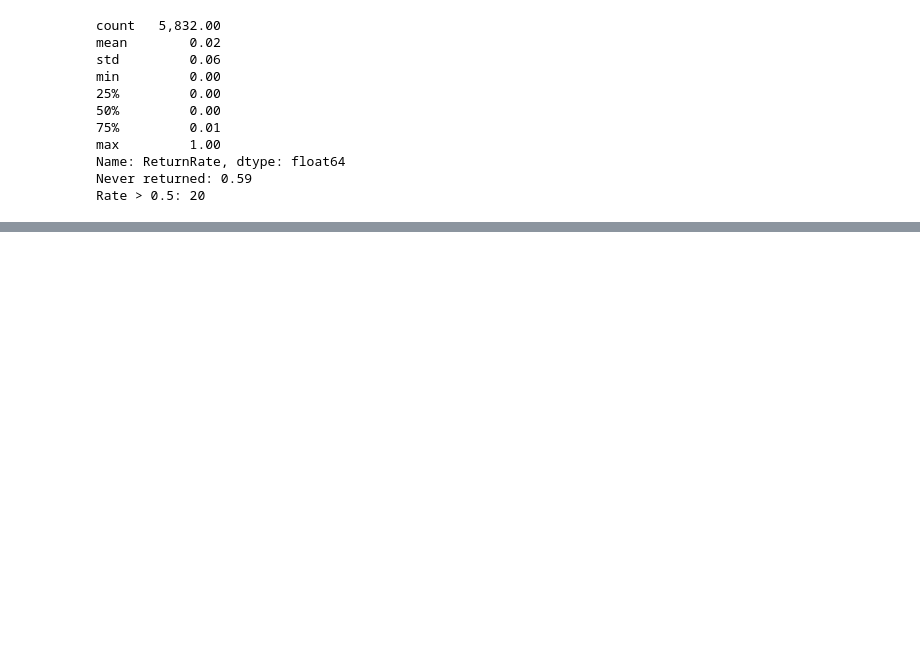
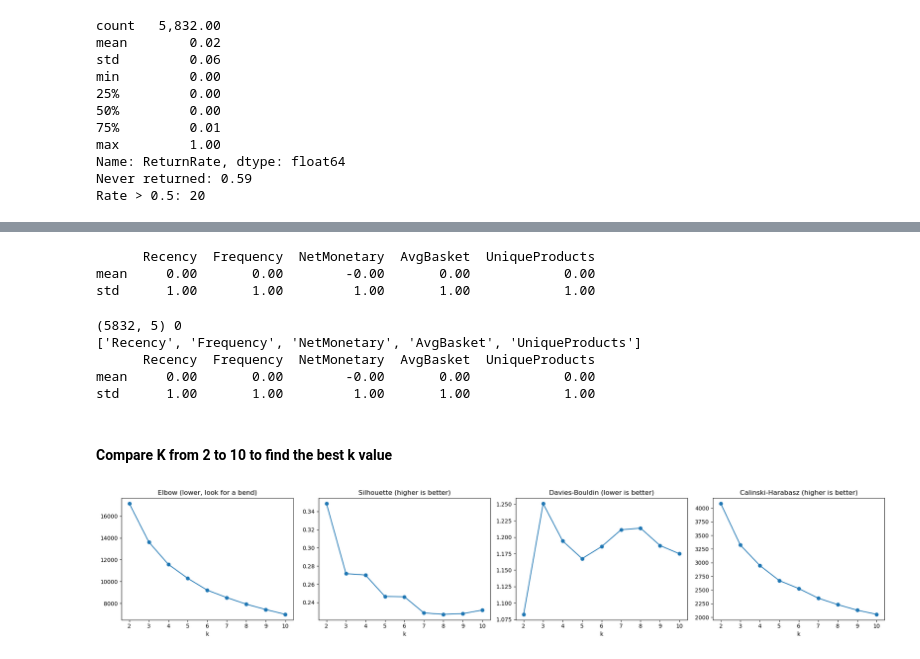
Before and after one commit to jithmac/UK-customer-classification-with-Clustering, a Jupyter notebook: cluster.ipynb, the cells around one changed output, grey strips where cells are left out. Drawn from its saved outputs; the diff is of its cells as text; code cells hidden in the pictures; blank space fills up the shorter version.

```diff
--- a/cluster.ipynb
+++ b/cluster.ipynb
@@ -425,0 +502,55 @@ Rate > 0.5: 20
+# %%
+# Step 3: drop redundant features here, based on the corr output
+X = X.drop(columns=["Tenure"])   # Tenure show a high redundancy with Recency and Frequency, so we can drop it to reduce dimensionality.
+# %%
+# Step 4: scale
+scaler = StandardScaler()
+X_scaled = pd.DataFrame(scaler.fit_transform(X), index=X.index, columns=X.columns)
+# %%
+print(X_scaled.describe().loc[["mean", "std"]].round(2))
+# %% [output]
+      Recency  Frequency  NetMonetary  AvgBasket  UniqueProducts
+mean     0.00       0.00        -0.00       0.00            0.00
+std      1.00       1.00         1.00       1.00            1.00
+# %%
+# Checking whether everything is as I wanted
+print(X_scaled.shape, X_scaled.isna().sum().sum())   # expect ~5,800 rows, 0 NaN
+print(X_scaled.columns.tolist())                      # Tenure and ReturnRate should be absent
+print(X_scaled.describe().loc[["mean", "std"]].round(2))
+# %% [output]
+(5832, 5) 0
+['Recency', 'Frequency', 'NetMonetary', 'AvgBasket', 'UniqueProducts']
+      Recency  Frequency  NetMonetary  AvgBasket  UniqueProducts
+mean     0.00       0.00        -0.00       0.00            0.00
+std      1.00       1.00         1.00       1.00            1.00
+# %% [markdown]
+#### Compare K from 2 to 10 to find the best k value
+# %%
+from sklearn.cluster import KMeans
+from sklearn.metrics import silhouette_score, davies_bouldin_score, calinski_harabasz_score
+import matplotlib.pyplot as plt
+
+ks = range(2, 11)
+res = {"inertia": [], "silhouette": [], "davies_bouldin": [], "calinski": []} # This is a dictionary
+
+# Run KMeans for each k and store the results
+for k in ks:
+    km = KMeans(k, n_init=20, random_state=42).fit(X_scaled) # n_init=20 means this tries 20  different centroids for each k
+    res["inertia"].append(km.inertia_)
+    res["silhouette"].append(silhouette_score(X_scaled, km.labels_))
+    res["davies_bouldin"].append(davies_bouldin_score(X_scaled, km.labels_))
+    res["calinski"].append(calinski_harabasz_score(X_scaled, km.labels_))
+
+fig, ax = plt.subplots(1, 4, figsize=(20, 4))
+titles = {"inertia": "Elbow (lower, look for a bend)",
+          "silhouette": "Silhouette (higher is better)",
+          "davies_bouldin": "Davies-Bouldin (lower is better)",
+          "calinski": "Calinski-Harabasz (higher is better)"}
+for a, (name, vals) in zip(ax, res.items()):
+    a.plot(list(ks), vals, marker="o")
+    a.set_title(titles[name])
+    a.set_xlabel("k")
+plt.tight_layout()
+plt.show()
+# %% [output]
+[figure, added]
```
Also changed, not shown: parts of 3 cells of this notebook.
